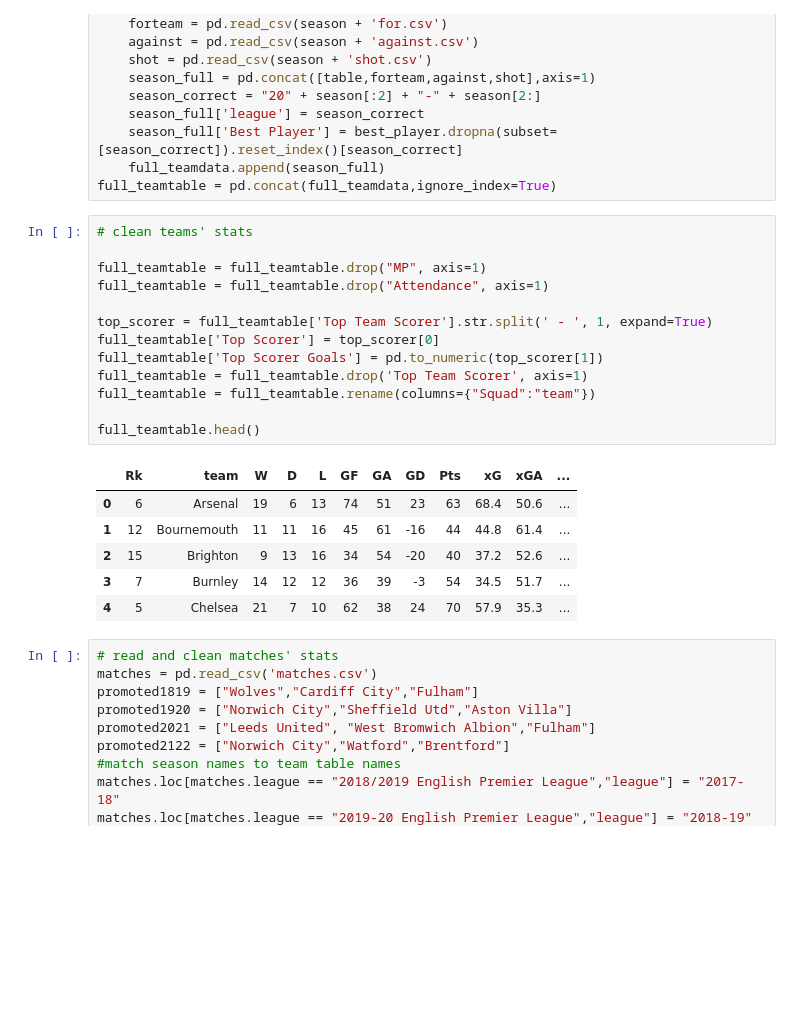
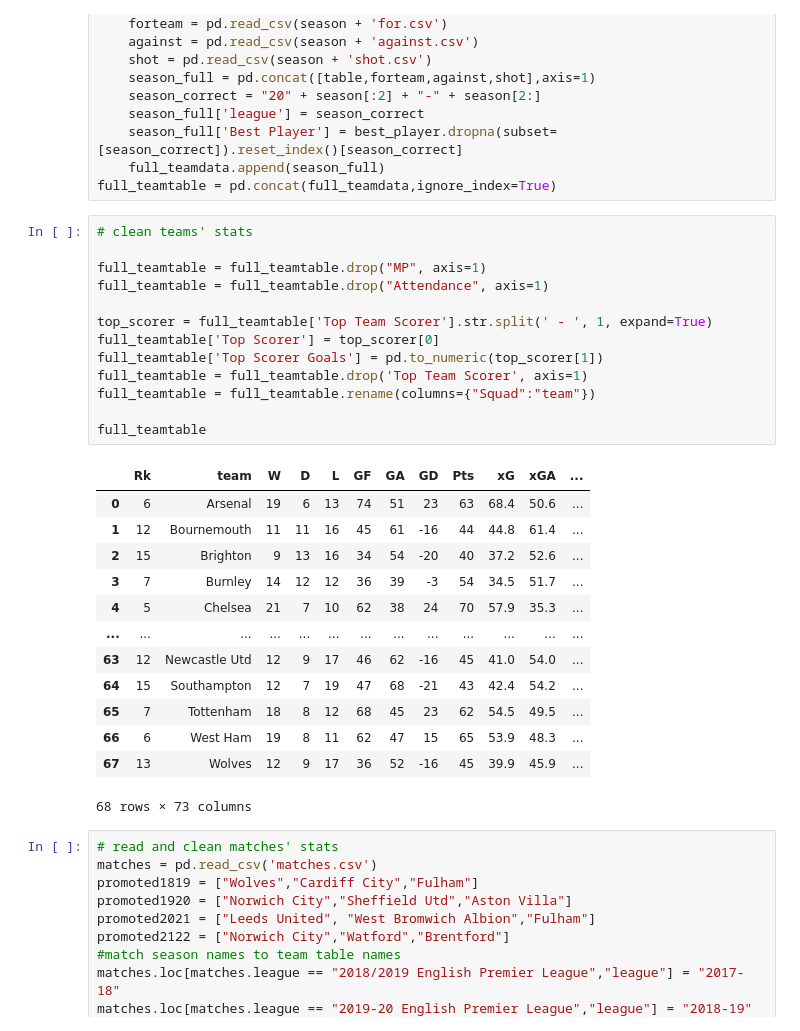
Before and after one commit to OliverSavolainen/IDS2021_D9, a Jupyter notebook: D9/IDS2021_D9.ipynb, the cells around one changed output. Cells and saved outputs as stored; diff of their text form; blank space fills up the shorter version.

```diff
--- a/D9/IDS2021_D9.ipynb
+++ b/D9/IDS2021_D9.ipynb
@@ -24,23 +24,30 @@ full_teamtable = pd.concat(full_teamdata,ignore_index=True)
 # %%
 # clean teams' stats
 
 full_teamtable = full_teamtable.drop("MP", axis=1)
 full_teamtable = full_teamtable.drop("Attendance", axis=1)
 
 top_scorer = full_teamtable['Top Team Scorer'].str.split(' - ', 1, expand=True)
 full_teamtable['Top Scorer'] = top_scorer[0]
 full_teamtable['Top Scorer Goals'] = pd.to_numeric(top_scorer[1])
 full_teamtable = full_teamtable.drop('Top Team Scorer', axis=1)
 full_teamtable = full_teamtable.rename(columns={"Squad":"team"})
 
-full_teamtable.head()
+full_teamtable
 # %% [output]
 |  | Rk | team | W | D | L | GF | GA | GD | Pts | xG | xGA | ... |
 | 0 | 6 | Arsenal | 19 | 6 | 13 | 74 | 51 | 23 | 63 | 68.4 | 50.6 | ... |
 | 1 | 12 | Bournemouth | 11 | 11 | 16 | 45 | 61 | -16 | 44 | 44.8 | 61.4 | ... |
 | 2 | 15 | Brighton | 9 | 13 | 16 | 34 | 54 | -20 | 40 | 37.2 | 52.6 | ... |
 | 3 | 7 | Burnley | 14 | 12 | 12 | 36 | 39 | -3 | 54 | 34.5 | 51.7 | ... |
 | 4 | 5 | Chelsea | 21 | 7 | 10 | 62 | 38 | 24 | 70 | 57.9 | 35.3 | ... |
+| ... | ... | ... | ... | ... | ... | ... | ... | ... | ... | ... | ... | ... |
+| 63 | 12 | Newcastle Utd | 12 | 9 | 17 | 46 | 62 | -16 | 45 | 41.0 | 54.0 | ... |
+| 64 | 15 | Southampton | 12 | 7 | 19 | 47 | 68 | -21 | 43 | 42.4 | 54.2 | ... |
+| 65 | 7 | Tottenham | 18 | 8 | 12 | 68 | 45 | 23 | 62 | 54.5 | 49.5 | ... |
+| 66 | 6 | West Ham | 19 | 8 | 11 | 62 | 47 | 15 | 65 | 53.9 | 48.3 | ... |
+| 67 | 13 | Wolves | 12 | 9 | 17 | 36 | 52 | -16 | 45 | 39.9 | 45.9 | ... |
+68 rows × 73 columns
 # %%
 # read and clean matches' stats
 matches = pd.read_csv('matches.csv')
```
Also changed, not shown: parts of 10 cells of this notebook, 3 other files.
